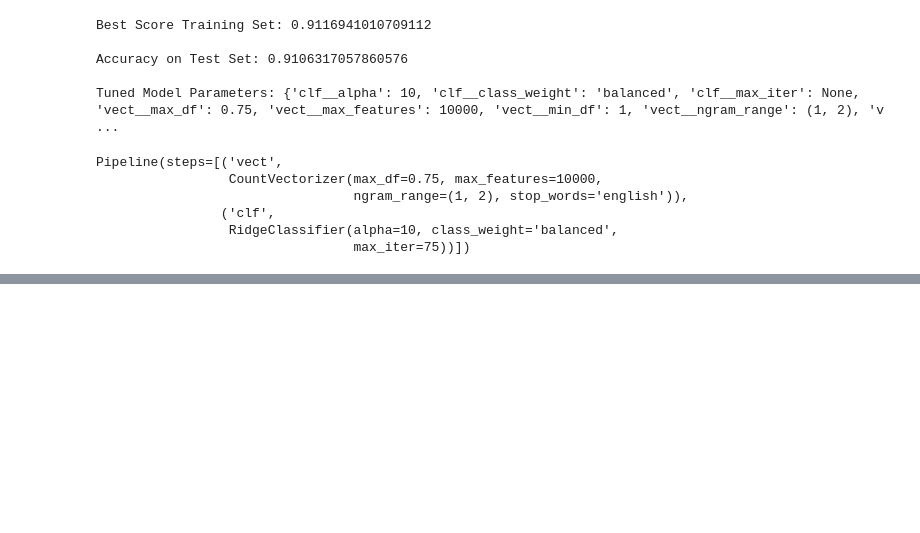
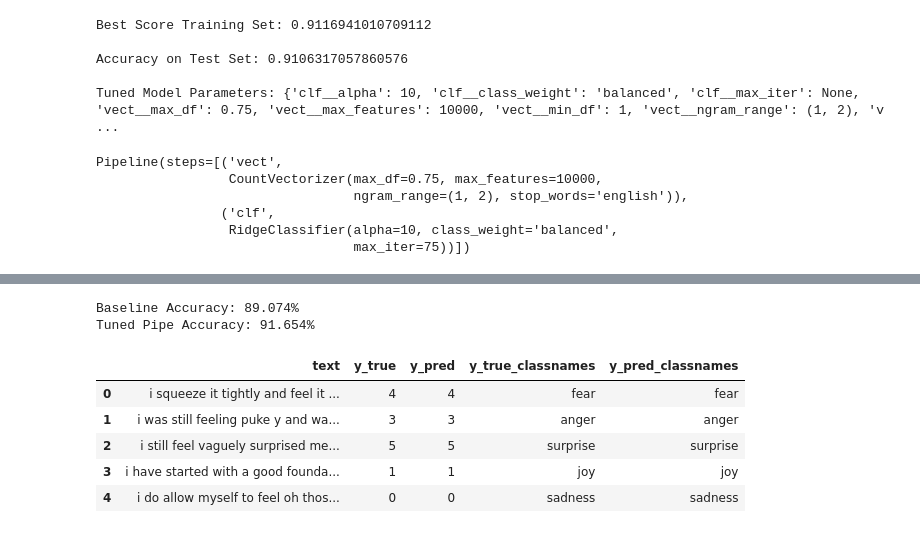
Before and after one commit to niels-2005/Emotion_Detection_NLP, a Jupyter notebook: emotion_detection.ipynb, the cells around one changed output, grey strips where cells are left out. Cells and saved outputs as stored; diff of their text form; code cells hidden in the pictures; blank space fills up the shorter version.

```diff
--- a/emotion_detection.ipynb
+++ b/emotion_detection.ipynb
@@ -504,0 +508,26 @@ Accuracy: 91.745%
+# %%
+print(f"Baseline Accuracy: {acc_score_baseline:.3f}%")
+print(f"Tuned Pipe Accuracy: {acc_score:.3f}%")
+# %% [output]
+Baseline Accuracy: 89.074%
+Tuned Pipe Accuracy: 91.654%
+# %%
+# create DataFrame to see wrong Predictions
+
+df_dict = {
+    "text": X_test.values,
+    "y_true": y_test,
+    "y_pred": y_pred,
+    "y_true_classnames": [classes[i] for i in y_test],
+    "y_pred_classnames": [classes[i] for i in y_pred],
+}
+
+df_pred = pd.DataFrame(df_dict).reset_index(drop=True)
+df_pred.head()
+# %% [output]
+|  | text | y_true | y_pred | y_true_classnames | y_pred_classnames |
+| 0 | i squeeze it tightly and feel it ... | 4 | 4 | fear | fear |
+| 1 | i was still feeling puke y and wa... | 3 | 3 | anger | anger |
+| 2 | i still feel vaguely surprised me... | 5 | 5 | surprise | surprise |
+| 3 | i have started with a good founda... | 1 | 1 | joy | joy |
+| 4 | i do allow myself to feel oh thos... | 0 | 0 | sadness | sadness |
```
Also changed, not shown: parts of 8 cells of this notebook, 1 other file.
